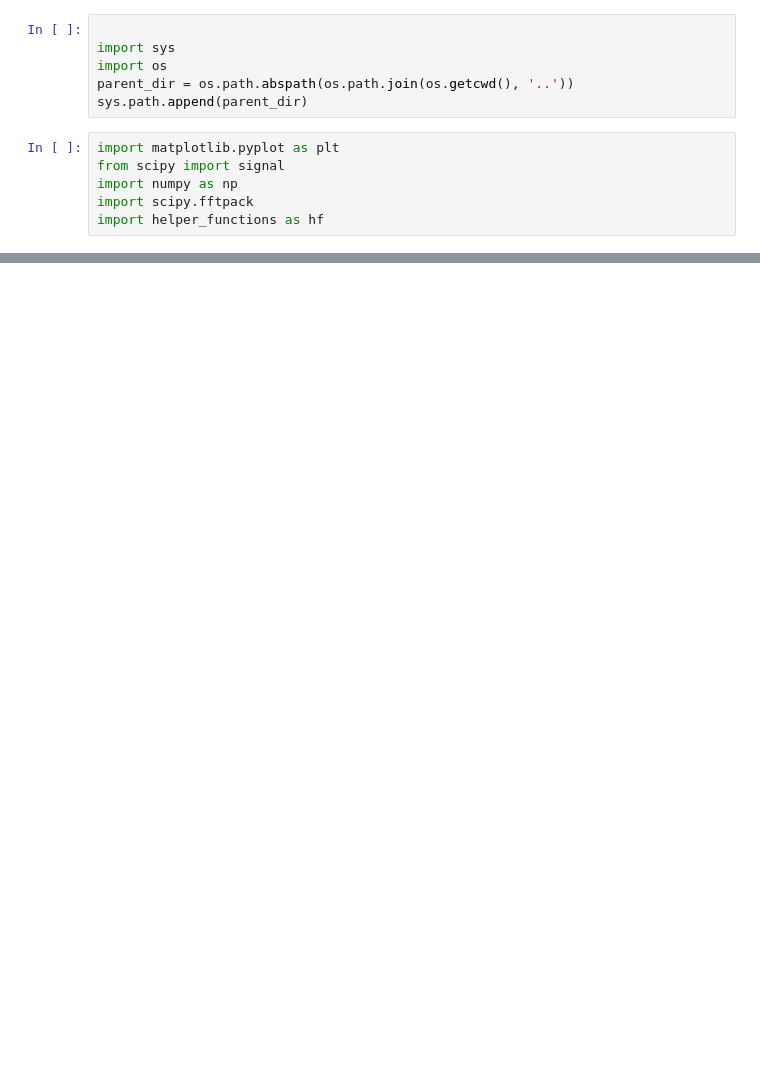
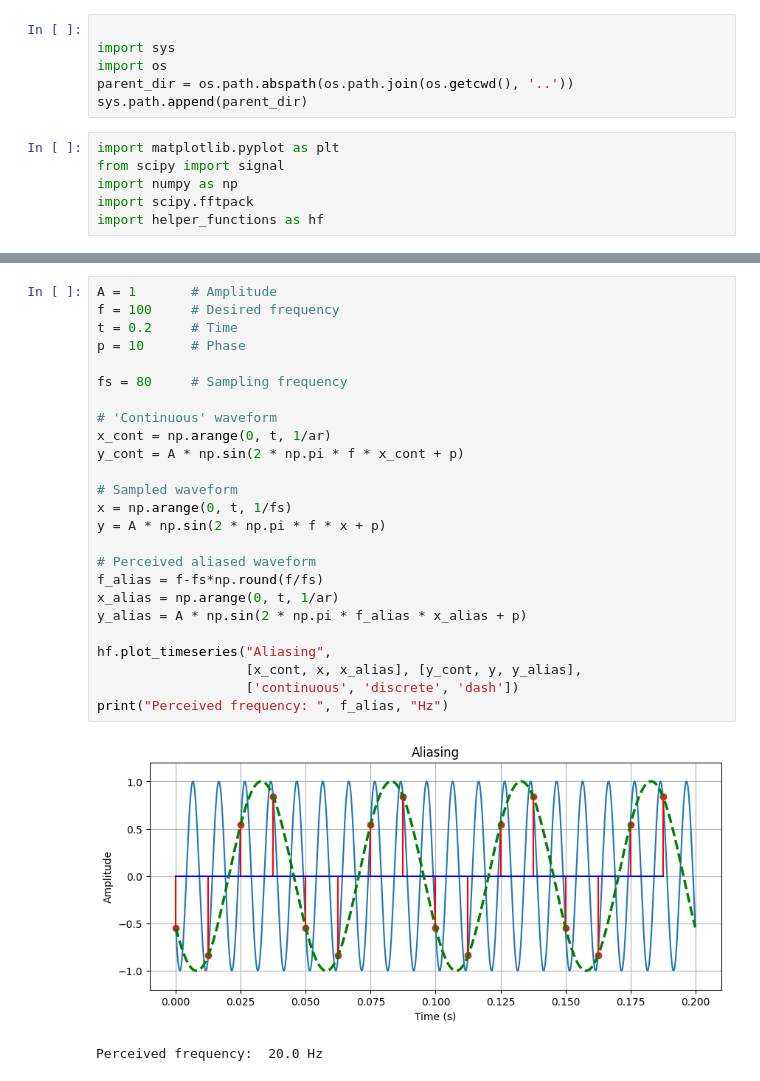
Before and after one commit to himanshudutta11/RFSoC_notebooks, a Jupyter notebook: notebook_B/sampling.ipynb, the cells around one changed output, grey strips where cells are left out. Drawn from its saved outputs; the diff is of its cells as text; blank space fills up the shorter version.

Commit message:
Added aliasing

```diff
--- a/notebook_B/sampling.ipynb
+++ b/notebook_B/sampling.ipynb
@@ -40,0 +101,28 @@ hf.plot_timeseries("Sampling Too Slow",
+# %%
+A = 1       # Amplitude
+f = 100     # Desired frequency
+t = 0.2     # Time
+p = 10      # Phase
+
+fs = 80     # Sampling frequency
+
+# 'Continuous' waveform
+x_cont = np.arange(0, t, 1/ar)
+y_cont = A * np.sin(2 * np.pi * f * x_cont + p)
+
+# Sampled waveform
+x = np.arange(0, t, 1/fs)
+y = A * np.sin(2 * np.pi * f * x + p)
+
+# Perceived aliased waveform
+f_alias = f-fs*np.round(f/fs)
+x_alias = np.arange(0, t, 1/ar)
+y_alias = A * np.sin(2 * np.pi * f_alias * x_alias + p)
+
+hf.plot_timeseries("Aliasing",
+                   [x_cont, x, x_alias], [y_cont, y, y_alias],
+                   ['continuous', 'discrete', 'dash'])
+print("Perceived frequency: ", f_alias, "Hz")
+# %% [output]
+[figure, added]
+Perceived frequency:  20.0 Hz
```
Also changed, not shown: parts of 8 cells of this notebook, 1 other file.
